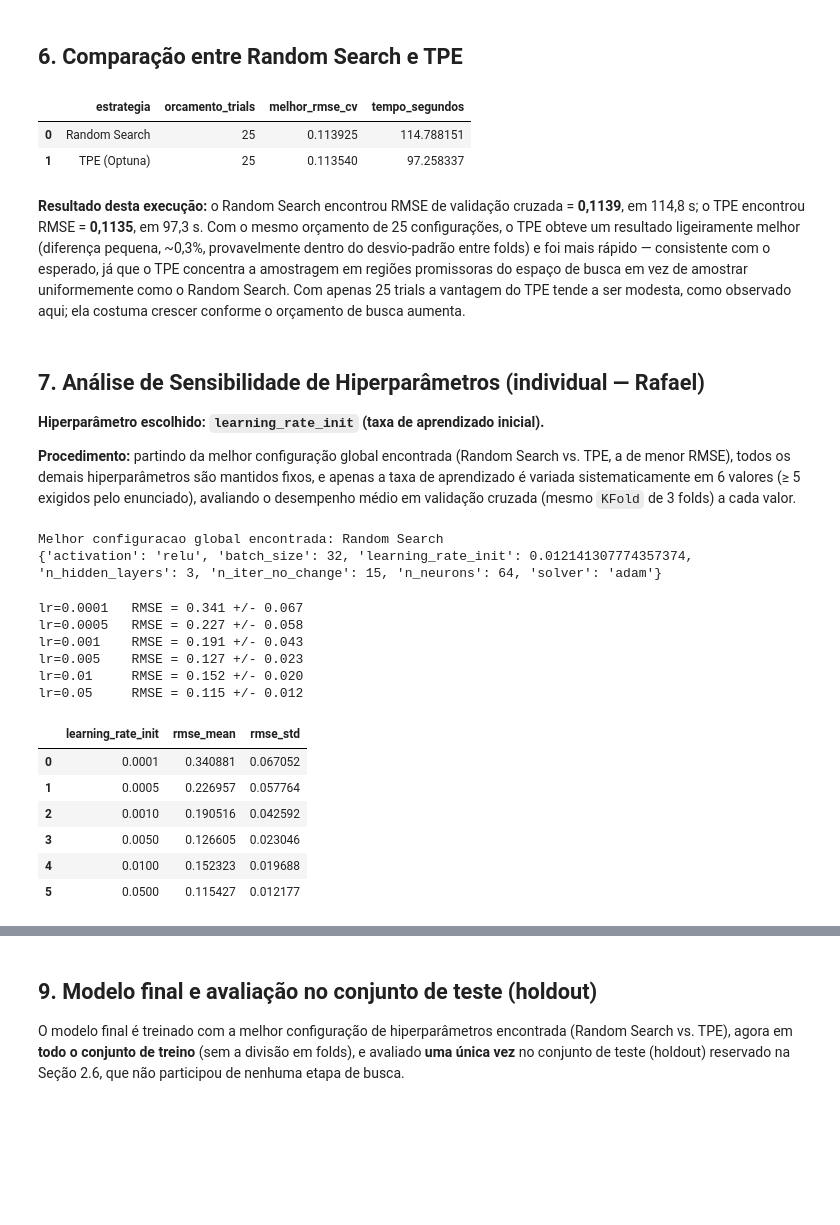
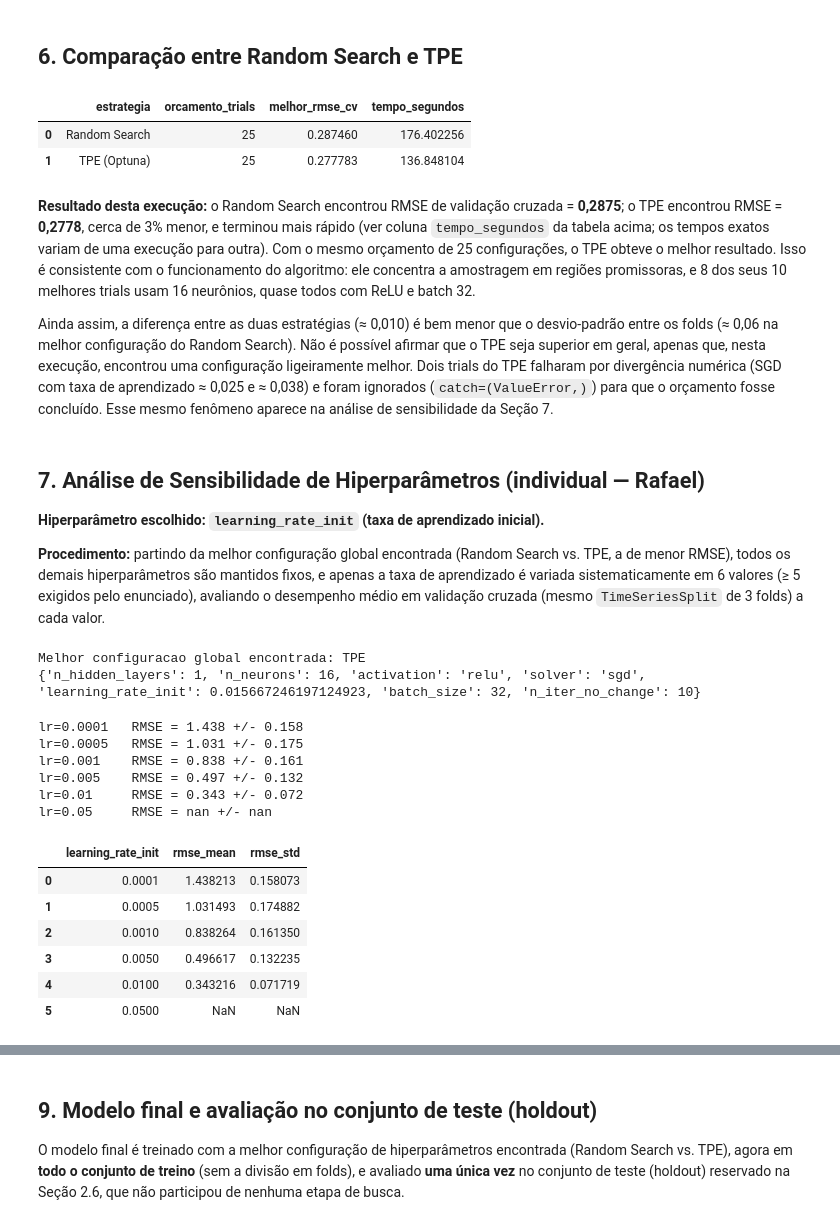
Before and after one commit to RafaelFerreira18/air-quality-mlp-regression, a Jupyter notebook: Trabalho_MLP_AirQuality_Rafael.ipynb, the cells around one changed output, grey strips where cells are left out. Drawn from its saved outputs; the diff is of its cells as text; code cells hidden in the pictures; blank space fills up the shorter version.

```diff
--- a/Trabalho_MLP_AirQuality_Rafael.ipynb
+++ b/Trabalho_MLP_AirQuality_Rafael.ipynb
@@ -131,9 +131,11 @@ Valores ausentes restantes: 0
 Poluentes atmosféricos têm forte padrão sazonal e diário (tráfego, temperatura, etc.). As colunas `Date` e `Time` são combinadas e decompostas em `hour`, `month` e `dayofweek`, que carregam essa informação de forma numérica utilizável pelo modelo; as colunas textuais originais são descartadas.
 # %%
 df['DateTime'] = pd.to_datetime(df['Date'] + ' ' + df['Time'], format='%d/%m/%Y %H.%M.%S')
+df = df.sort_values('DateTime')  # garante ordem cronologica (usada no holdout temporal)
 df['hour'] = df['DateTime'].dt.hour
 df['month'] = df['DateTime'].dt.month
 df['dayofweek'] = df['DateTime'].dt.dayofweek
+datetimes = df['DateTime'].reset_index(drop=True)  # guardado para os graficos da Secao 10
 df = df.drop(columns=['Date', 'Time', 'DateTime'])
 df = df.reset_index(drop=True)
 df.head()
@@ -193,8 +197,9 @@ feature_names = df.columns.tolist()
 print('Atributos utilizados:', feature_names)
 print('X shape:', X.shape, '| y shape:', y.shape)
 
+# Holdout temporal: os 20% mais recentes vao para teste (sem embaralhar)
 X_train, X_test, y_train, y_test = train_test_split(
-    X, y, test_size=0.2, random_state=RANDOM_STATE
+    X, y, test_size=0.2, shuffle=False
 )
 print('Treino (para CV/busca de hiperparametros):', X_train.shape)
 print('Teste (holdout, reservado):', X_test.shape)
@@ -226,7 +233,8 @@ def make_pipeline(random_state=RANDOM_STATE):
         ))
     ])
 
-cv = KFold(n_splits=3, shuffle=True, random_state=RANDOM_STATE)
+# Validacao cruzada temporal: cada fold treina no passado e valida no periodo seguinte
+cv = TimeSeriesSplit(n_splits=3)
 SCORING = 'neg_root_mean_squared_error'
 
 # sanity check: um treino rapido com hiperparametros default
@@ -473,16 +483,18 @@ comparison = pd.DataFrame({
 comparison
 # %% [output]
 |  | estrategia | orcamento_trials | melhor_rmse_cv | tempo_segundos |
-| 0 | Random Search | 25 | 0.113925 | 114.788151 |
-| 1 | TPE (Optuna) | 25 | 0.113540 | 97.258337 |
+| 0 | Random Search | 25 | 0.287460 | 176.402256 |
+| 1 | TPE (Optuna) | 25 | 0.277783 | 136.848104 |
 # %% [markdown]
-**Resultado desta execução:** o Random Search encontrou RMSE de validação cruzada = **0,1139**, em 114,8 s; o TPE encontrou RMSE = **0,1135**, em 97,3 s. Com o mesmo orçamento de 25 configurações, o TPE obteve um resultado ligeiramente melhor (diferença pequena, ~0,3%, provavelmente dentro do desvio-padrão entre folds) e foi mais rápido — consistente com o esperado, já que o TPE concentra a amostragem em regiões promissoras do espaço de busca em vez de amostrar uniformemente como o Random Search. Com apenas 25 trials a vantagem do TPE tende a ser modesta, como observado aqui; ela costuma crescer conforme o orçamento de busca aumenta.
+**Resultado desta execução:** o Random Search encontrou RMSE de validação cruzada = **0,2875**; o TPE encontrou RMSE = **0,2778**, cerca de 3% menor, e terminou mais rápido (ver coluna `tempo_segundos` da tabela acima; os tempos exatos variam de uma execução para outra). Com o mesmo orçamento de 25 configurações, o TPE obteve o melhor resultado. Isso é consistente com o funcionamento do algoritmo: ele concentra a amostragem em regiões promissoras, e 8 dos seus 10 melhores trials usam 16 neurônios, quase todos com ReLU e batch 32.
+
+Ainda assim, a diferença entre as duas estratégias (≈ 0,010) é bem menor que o desvio-padrão entre os folds (≈ 0,06 na melhor configuração do Random Search). Não é possível afirmar que o TPE seja superior em geral, apenas que, nesta execução, encontrou uma configuração ligeiramente melhor. Dois trials do TPE falharam por divergência numérica (SGD com taxa de aprendizado ≈ 0,025 e ≈ 0,038) e foram ignorados (`catch=(ValueError,)`) para que o orçamento fosse concluído. Esse mesmo fenômeno aparece na análise de sensibilidade da Seção 7.
 # %% [markdown]
 ## 7. Análise de Sensibilidade de Hiperparâmetros (individual — Rafael)
 
 **Hiperparâmetro escolhido: `learning_rate_init` (taxa de aprendizado inicial).**
 
-**Procedimento:** partindo da melhor configuração global encontrada (Random Search vs. TPE, a de menor RMSE), todos os demais hiperparâmetros são mantidos fixos, e apenas a taxa de aprendizado é variada sistematicamente em 6 valores (≥ 5 exigidos pelo enunciado), avaliando o desempenho médio em validação cruzada (mesmo `KFold` de 3 folds) a cada valor.
+**Procedimento:** partindo da melhor configuração global encontrada (Random Search vs. TPE, a de menor RMSE), todos os demais hiperparâmetros são mantidos fixos, e apenas a taxa de aprendizado é variada sistematicamente em 6 valores (≥ 5 exigidos pelo enunciado), avaliando o desempenho médio em validação cruzada (mesmo `TimeSeriesSplit` de 3 folds) a cada valor.
 # %%
 best_rs_params = {k.replace('mlp__', ''): v for k, v in random_search.best_params_.items()}
 best_tpe_params = study.best_params
@@ -497,40 +509,43 @@ else:
 print(f'Melhor configuracao global encontrada: {best_overall_source}')
 print(best_overall)
 # %% [output]
-Melhor configuracao global encontrada: Random Search
-{'activation': 'relu', 'batch_size': 32, 'learning_rate_init': 0.012141307774357374, 'n_hidden_layers': 3, 'n_iter_no_change': 15, 'n_neurons': 64, 'solver': 'adam'}
+Melhor configuracao global encontrada: TPE
+{'n_hidden_layers': 1, 'n_neurons': 16, 'activation': 'relu', 'solver': 'sgd', 'learning_rate_init': 0.015667246197124923, 'batch_size': 32, 'n_iter_no_change': 10}
 # %%
 lr_values = [1e-4, 5e-4, 1e-3, 5e-3, 1e-2, 5e-2]
 
 sensitivity_results = []
 for lr in lr_values:
     params = dict(best_overall)
     params['learning_rate_init'] = lr
     pipe = Pipeline([
         ('scaler', StandardScaler()),
         ('mlp', MLPRegressorFlexible(random_state=RANDOM_STATE, **params)),
     ])
-    scores = cross_val_score(pipe, X_train, y_train, cv=cv, scoring=SCORING, n_jobs=1)
-    rmse_mean, rmse_std = -scores.mean(), scores.std()
+    try:
+        scores = cross_val_score(pipe, X_train, y_train, cv=cv, scoring=SCORING, n_jobs=1)
+        rmse_mean, rmse_std = -scores.mean(), scores.std()
+    except ValueError:  # todos os folds divergiram (ex.: sgd com lr alto -> NaN)
+        rmse_mean, rmse_std = np.nan, np.nan
     sensitivity_results.append({'learning_rate_init': lr, 'rmse_mean': rmse_mean, 'rmse_std': rmse_std})
     print(f'lr={lr:<8g} RMSE = {rmse_mean:.3f} +/- {rmse_std:.3f}')
 
 sens_df = pd.DataFrame(sensitivity_results)
 sens_df
 # %% [output]
-lr=0.0001   RMSE = 0.341 +/- 0.067
-lr=0.0005   RMSE = 0.227 +/- 0.058
-lr=0.001    RMSE = 0.191 +/- 0.043
-lr=0.005    RMSE = 0.127 +/- 0.023
-lr=0.01     RMSE = 0.152 +/- 0.020
-lr=0.05     RMSE = 0.115 +/- 0.012
+lr=0.0001   RMSE = 1.438 +/- 0.158
+lr=0.0005   RMSE = 1.031 +/- 0.175
+lr=0.001    RMSE = 0.838 +/- 0.161
+lr=0.005    RMSE = 0.497 +/- 0.132
+lr=0.01     RMSE = 0.343 +/- 0.072
+lr=0.05     RMSE = nan +/- nan
 |  | learning_rate_init | rmse_mean | rmse_std |
-| 0 | 0.0001 | 0.340881 | 0.067052 |
-| 1 | 0.0005 | 0.226957 | 0.057764 |
-| 2 | 0.0010 | 0.190516 | 0.042592 |
-| 3 | 0.0050 | 0.126605 | 0.023046 |
-| 4 | 0.0100 | 0.152323 | 0.019688 |
-| 5 | 0.0500 | 0.115427 | 0.012177 |
+| 0 | 0.0001 | 1.438213 | 0.158073 |
+| 1 | 0.0005 | 1.031493 | 0.174882 |
+| 2 | 0.0010 | 0.838264 | 0.161350 |
+| 3 | 0.0050 | 0.496617 | 0.132235 |
+| 4 | 0.0100 | 0.343216 | 0.071719 |
+| 5 | 0.0500 | NaN | NaN |
 # %%
 fig, ax = plt.subplots(figsize=(8, 4.5))
 ax.errorbar(sens_df['learning_rate_init'], sens_df['rmse_mean'], yerr=sens_df['rmse_std'],
```
Also changed, not shown: parts of 41 cells of this notebook.
